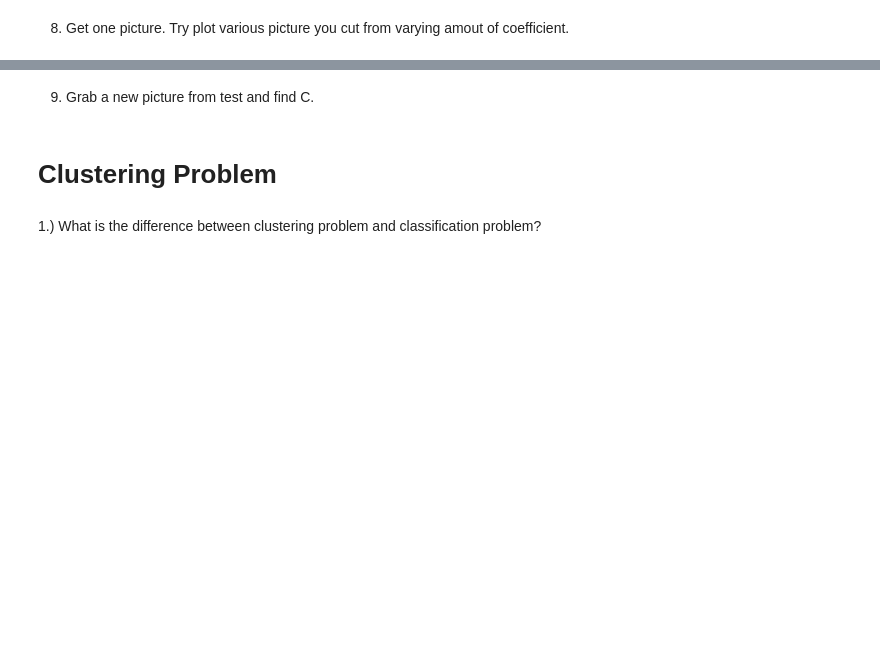
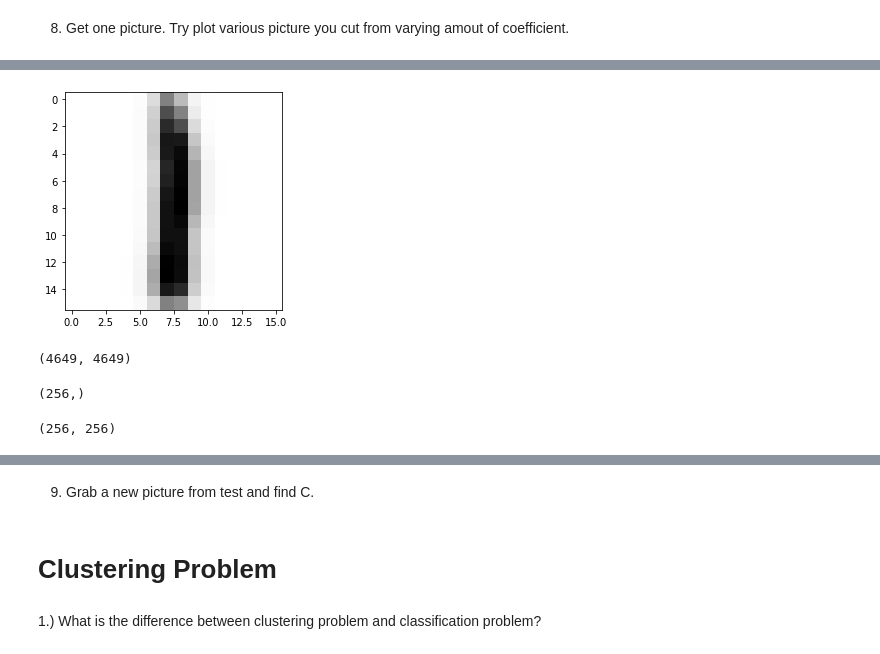
Before and after one commit to muic-pattern-rekt-2018/exercise-7-filled, a Jupyter notebook: Low Rank Approximation and Clustering Problem.ipynb, the cells around one changed output, grey strips where cells are left out. Drawn from its saved outputs; the diff is of its cells as text; code cells hidden in the pictures; blank space fills up the shorter version.

```diff
--- a/Low Rank Approximation and Clustering Problem.ipynb
+++ b/Low Rank Approximation and Clustering Problem.ipynb
@@ -86,0 +154,3 @@ show(images[:,4610])
+# %%
+test_images = D['test_patterns']
+x_test = test_images.T
@@ -86,0 +194,4 @@ show(images[:,4610])
+# %%
+show(x_test[20])
+# %% [output]
+[figure, added]
@@ -86,0 +206,12 @@ show(images[:,4610])
+# %%
+u_x.shape
+# %% [output]
+(4649, 4649)
+# %%
+s_x.shape
+# %% [output]
+(256,)
+# %%
+v_x.shape
+# %% [output]
+(256, 256)
```
Also changed, not shown: parts of 31 cells of this notebook.
